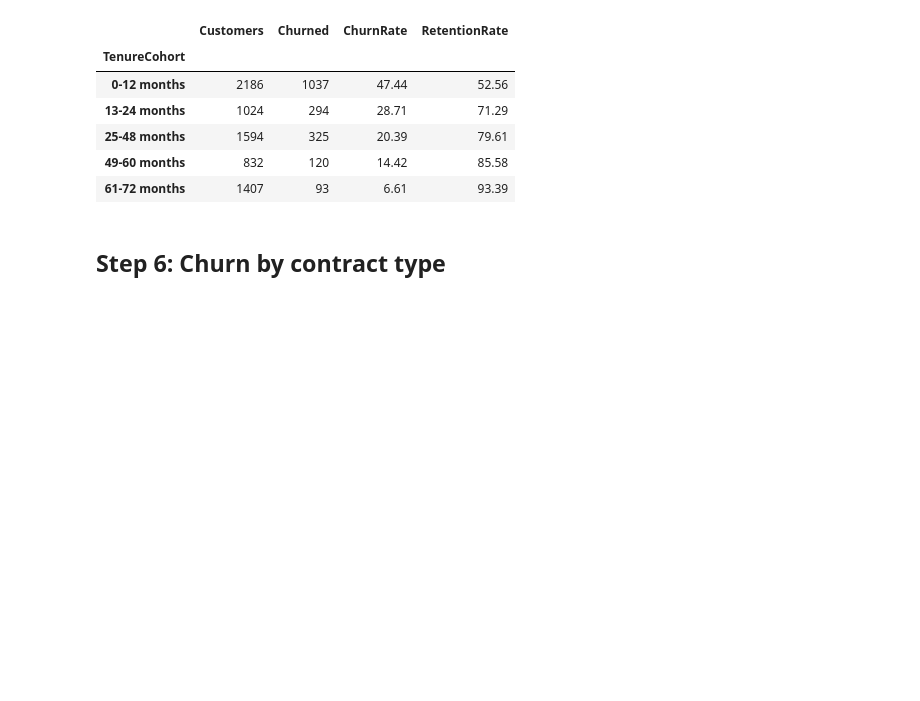
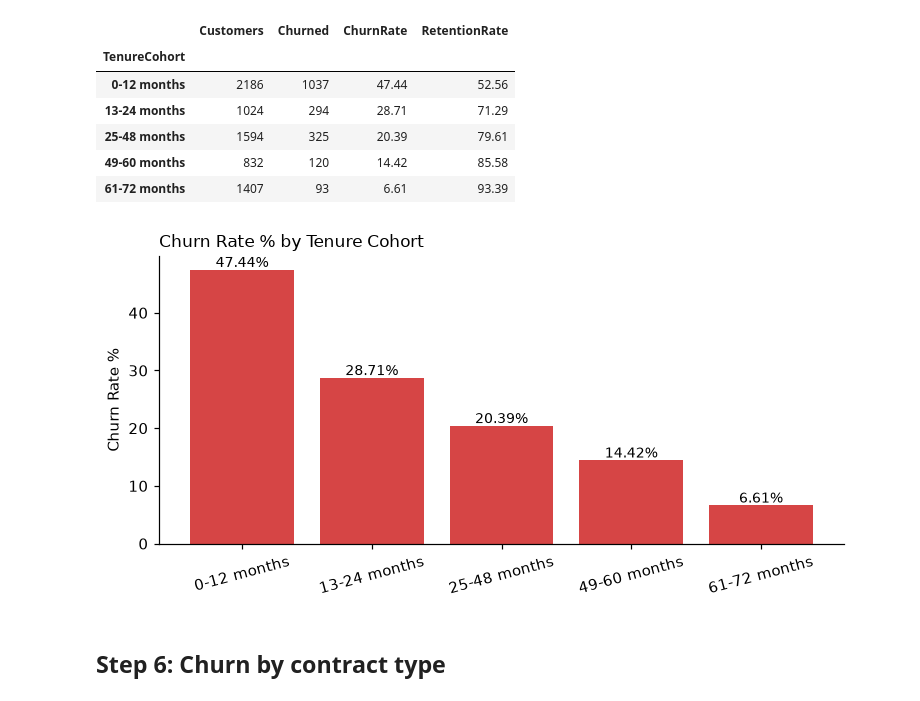
Before and after one commit to MohammedTech28/Datheon_Data_Analytics_-_Power_BI_Internship, a Jupyter notebook: Task_3/churn_analysis.ipynb, the cells around one changed output. Cells and saved outputs as stored; diff of their text form; code cells hidden in the pictures; blank space fills up the shorter version.

```diff
--- a/Task_3/churn_analysis.ipynb
+++ b/Task_3/churn_analysis.ipynb
@@ -40,3 +45,41 @@ df.head()
+# %%
+import matplotlib.pyplot as plt
+
+plt.rcParams.update({"figure.dpi": 110, "axes.spines.top": False, "axes.spines.right": False})
+
+def static_bar(labels, values, title, ylabel="Churn Rate %", horizontal=False, color="#d64545"):
+    labels = [str(l) for l in labels]
+    values = [float(v) for v in values]
+    fig, ax = plt.subplots(figsize=(7, 3.6))
+    if horizontal:
+        bars = ax.barh(labels[::-1], values[::-1], color=color)
+        for b, v in zip(bars, values[::-1]):
+            ax.text(v + 0.5, b.get_y() + b.get_height() / 2, f"{v:.2f}%", va="center", fontsize=9)
+        ax.set_xlabel(ylabel)
+    else:
+        bars = ax.bar(labels, values, color=color)
+        for b, v in zip(bars, values):
+            ax.text(b.get_x() + b.get_width() / 2, v + 0.5, f"{v:.2f}%", ha="center", fontsize=9)
+        ax.set_ylabel(ylabel)
+        plt.xticks(rotation=15)
+    ax.set_title(title, loc="left", fontsize=11)
+    plt.tight_layout()
+    plt.show()
+
+def static_heat(matrix, title, cmap="Reds"):
+    fig, ax = plt.subplots(figsize=(7.5, 3.2))
+    im = ax.imshow(matrix.values.astype(float), cmap=cmap, aspect="auto")
+    ax.set_xticks(range(matrix.shape[1])); ax.set_xticklabels([str(c) for c in matrix.columns])
+    ax.set_yticks(range(matrix.shape[0])); ax.set_yticklabels([str(i) for i in matrix.index])
+    for i in range(matrix.shape[0]):
+        for j in range(matrix.shape[1]):
+            v = matrix.values[i, j]
+            if pd.notna(v):
+                ax.text(j, i, f"{v:.1f}%", ha="center", va="center", fontsize=9)
+    ax.set_title(title, loc="left", fontsize=11)
+    fig.colorbar(im, ax=ax, fraction=0.03)
+    plt.tight_layout()
+    plt.show()
 # %% [markdown]
 ## Step 2: Standardise column names
 Kaggle and IBM versions of the Telco file use slightly different column names.
@@ -153,11 +196,13 @@ cohort_tbl
 # %%
 fig = px.bar(cohort_tbl.reset_index(), x="TenureCohort", y="ChurnRate", text="ChurnRate",
              title="Churn Rate % by Tenure Cohort", color="ChurnRate",
              color_continuous_scale="Reds")
 fig.update_traces(texttemplate="%{text:.1f}%", textposition="outside")
 fig.update_layout(yaxis_title="Churn Rate %", xaxis_title="Tenure Cohort")
 fig.write_html(OUT_DIR / "01_churn_by_tenure_cohort.html")
-fig.show()
+static_bar(cohort_tbl.index, cohort_tbl["ChurnRate"], "Churn Rate % by Tenure Cohort")
+# %% [output]
+[figure, added]
 # %% [markdown]
 ## Step 6: Churn by contract type
 # %%
```
Also changed, not shown: parts of 7 cells of this notebook.
